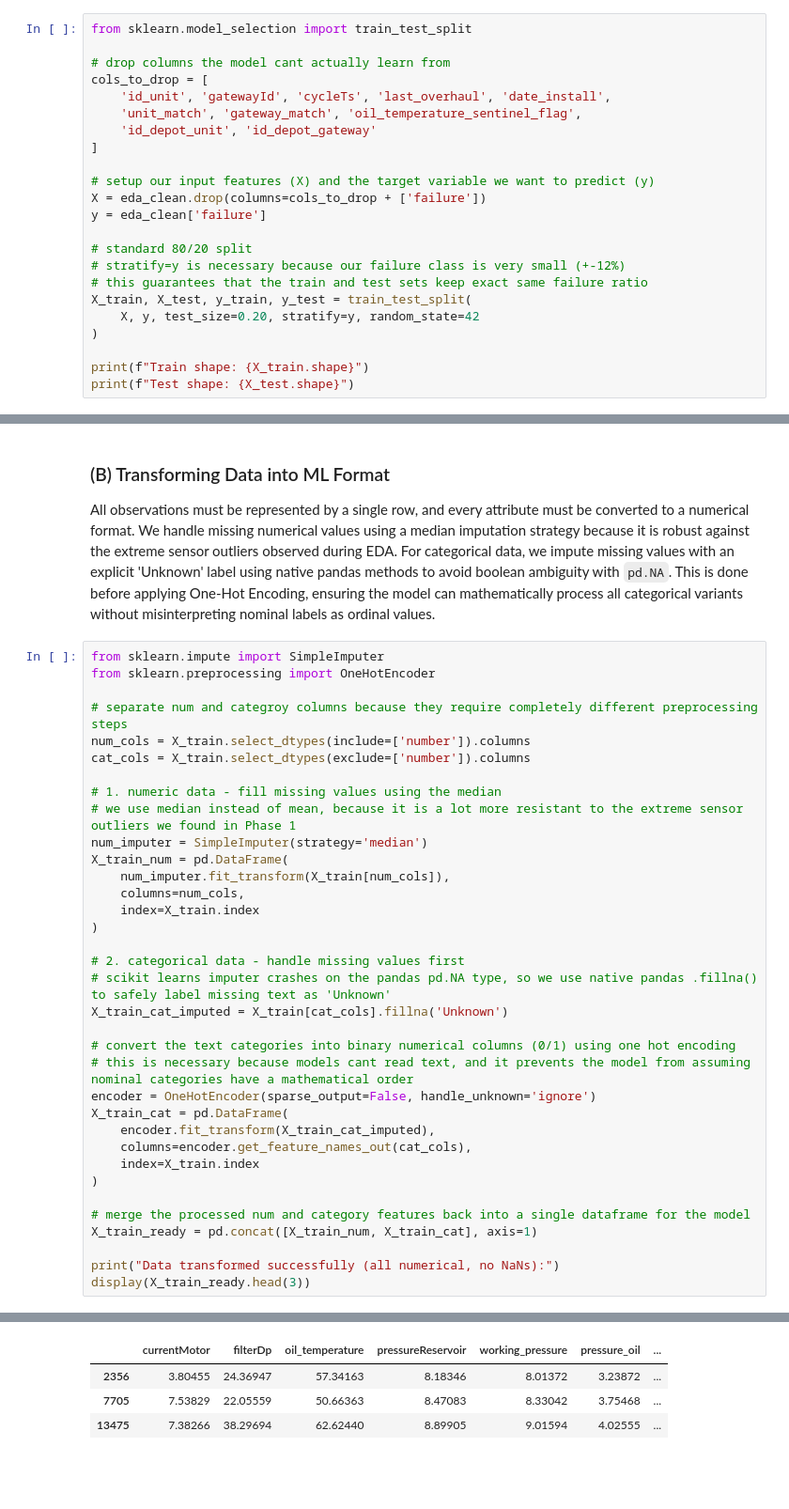
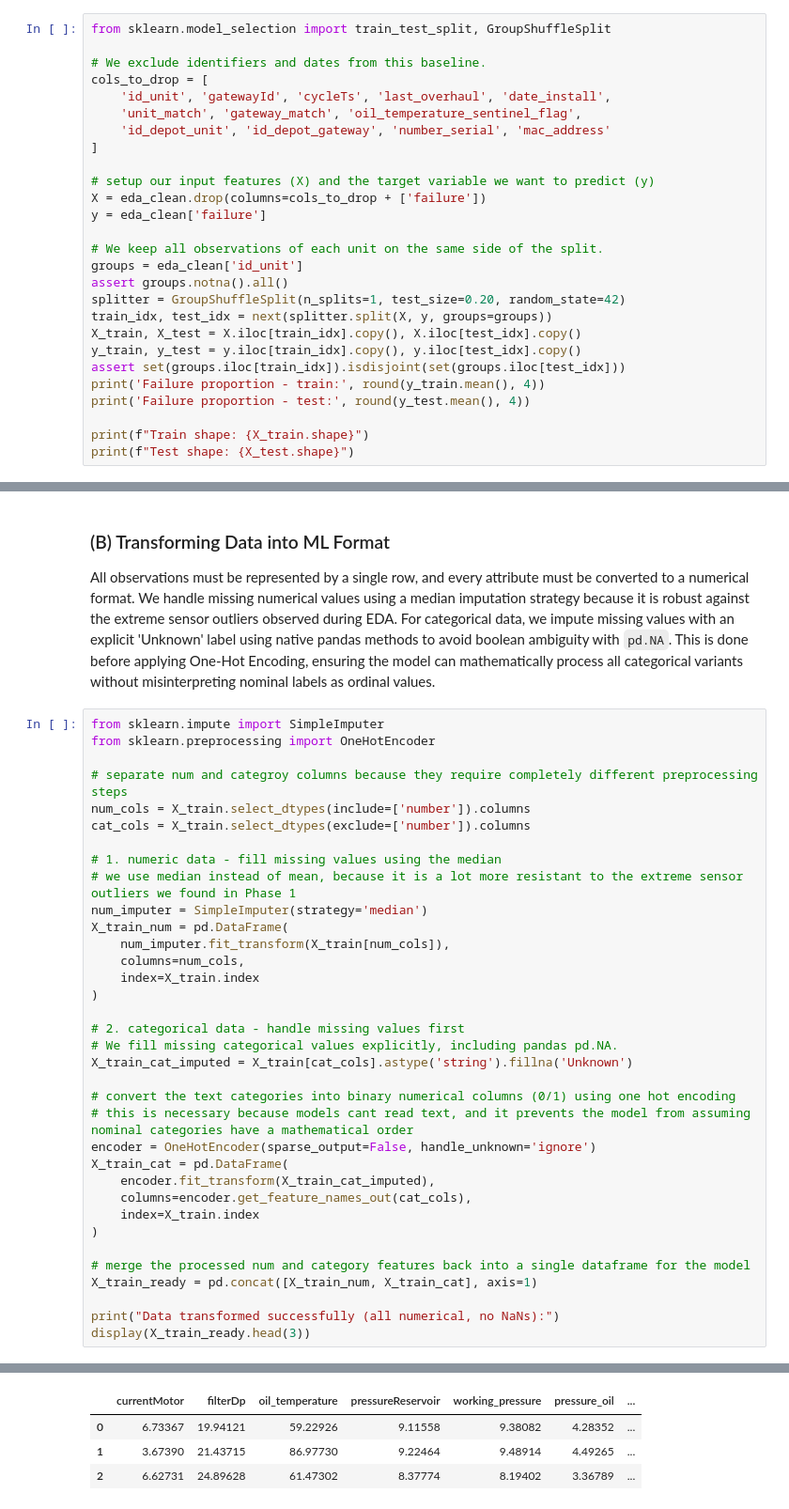
Before and after one commit to moahoukau/IAU-FIIT, a Jupyter notebook: zadanie.ipynb, the cells around one changed output, grey strips where cells are left out. Shown at 94% size. Saved outputs shown, nothing was run; the diff lists cells and outputs as text; blank space fills up the shorter version.

```diff
--- a/zadanie.ipynb
+++ b/zadanie.ipynb
@@ -1432,23 +1432,27 @@ We split the `eda_clean` dataset into training and testing subsets using an 80:2
 # %%
-from sklearn.model_selection import train_test_split
+from sklearn.model_selection import train_test_split, GroupShuffleSplit
 
-# drop columns the model cant actually learn from
+# We exclude identifiers and dates from this baseline.
 cols_to_drop = [
     'id_unit', 'gatewayId', 'cycleTs', 'last_overhaul', 'date_install',
     'unit_match', 'gateway_match', 'oil_temperature_sentinel_flag',
-    'id_depot_unit', 'id_depot_gateway'
+    'id_depot_unit', 'id_depot_gateway', 'number_serial', 'mac_address'
 ]
 
 # setup our input features (X) and the target variable we want to predict (y)
 X = eda_clean.drop(columns=cols_to_drop + ['failure'])
 y = eda_clean['failure']
 
-# standard 80/20 split
-# stratify=y is necessary because our failure class is very small (+-12%)
-# this guarantees that the train and test sets keep exact same failure ratio
-X_train, X_test, y_train, y_test = train_test_split(
-    X, y, test_size=0.20, stratify=y, random_state=42
-)
+# We keep all observations of each unit on the same side of the split.
+groups = eda_clean['id_unit']
+assert groups.notna().all()
+splitter = GroupShuffleSplit(n_splits=1, test_size=0.20, random_state=42)
+train_idx, test_idx = next(splitter.split(X, y, groups=groups))
+X_train, X_test = X.iloc[train_idx].copy(), X.iloc[test_idx].copy()
+y_train, y_test = y.iloc[train_idx].copy(), y.iloc[test_idx].copy()
+assert set(groups.iloc[train_idx]).isdisjoint(set(groups.iloc[test_idx]))
+print('Failure proportion - train:', round(y_train.mean(), 4))
+print('Failure proportion - test:', round(y_test.mean(), 4))
 
 print(f"Train shape: {X_train.shape}")
 print(f"Test shape: {X_test.shape}")
@@ -1467,35 +1473,35 @@ num_cols = X_train.select_dtypes(include=['number']).columns
 cat_cols = X_train.select_dtypes(exclude=['number']).columns
 
 # 1. numeric data - fill missing values using the median
 # we use median instead of mean, because it is a lot more resistant to the extreme sensor outliers we found in Phase 1
 num_imputer = SimpleImputer(strategy='median')
 X_train_num = pd.DataFrame(
     num_imputer.fit_transform(X_train[num_cols]),
     columns=num_cols,
     index=X_train.index
 )
 
 # 2. categorical data - handle missing values first
-# scikit learns imputer crashes on the pandas pd.NA type, so we use native pandas .fillna() to safely label missing text as 'Unknown'
-X_train_cat_imputed = X_train[cat_cols].fillna('Unknown')
+# We fill missing categorical values explicitly, including pandas pd.NA.
+X_train_cat_imputed = X_train[cat_cols].astype('string').fillna('Unknown')
 
 # convert the text categories into binary numerical columns (0/1) using one hot encoding
 # this is necessary because models cant read text, and it prevents the model from assuming nominal categories have a mathematical order
 encoder = OneHotEncoder(sparse_output=False, handle_unknown='ignore')
 X_train_cat = pd.DataFrame(
     encoder.fit_transform(X_train_cat_imputed),
     columns=encoder.get_feature_names_out(cat_cols),
     index=X_train.index
 )
 
 # merge the processed num and category features back into a single dataframe for the model
 X_train_ready = pd.concat([X_train_num, X_train_cat], axis=1)
 
 print("Data transformed successfully (all numerical, no NaNs):")
 display(X_train_ready.head(3))
 # %% [output]
 Data transformed successfully (all numerical, no NaNs):
 |  | currentMotor | filterDp | oil_temperature | pressureReservoir | working_pressure | pressure_oil | ... |
-| 2356 | 3.80455 | 24.36947 | 57.34163 | 8.18346 | 8.01372 | 3.23872 | ... |
-| 7705 | 7.53829 | 22.05559 | 50.66363 | 8.47083 | 8.33042 | 3.75468 | ... |
-| 13475 | 7.38266 | 38.29694 | 62.62440 | 8.89905 | 9.01594 | 4.02555 | ... |
+| 0 | 6.73367 | 19.94121 | 59.22926 | 9.11558 | 9.38082 | 4.28352 | ... |
+| 1 | 3.67390 | 21.43715 | 86.97730 | 9.22464 | 9.48914 | 4.49265 | ... |
+| 2 | 6.62731 | 24.89628 | 61.47302 | 8.37774 | 8.19402 | 3.36789 | ... |
```
Also changed, not shown: parts of 21 cells of this notebook.
